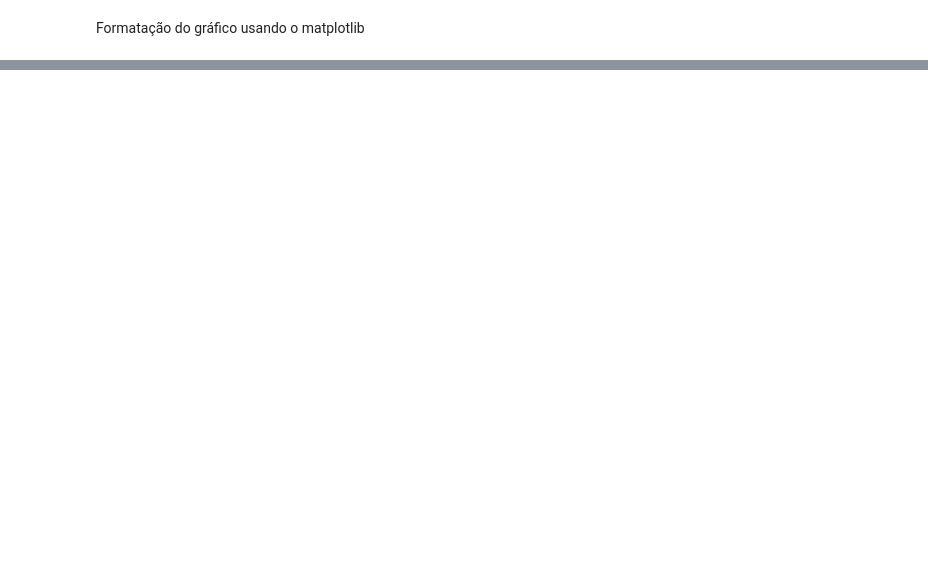
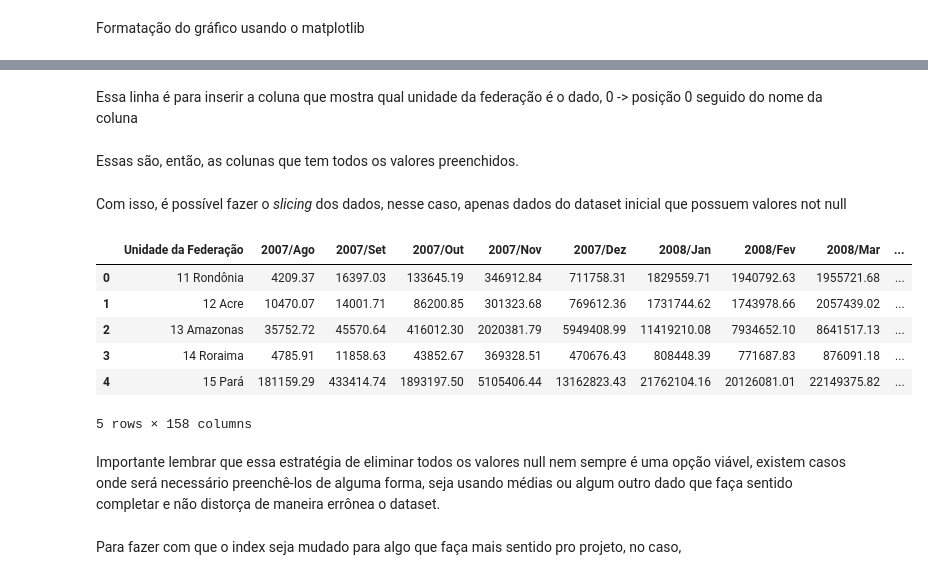
Before and after one commit to ArthurMarqq/BootCamp_DS_Alura, a Jupyter notebook: dataset_internacoes.ipynb, the cells around one changed output, grey strips where cells are left out. Drawn from its saved outputs; the diff is of its cells as text; code cells hidden in the pictures; blank space fills up the shorter version.

```diff
--- a/dataset_internacoes.ipynb
+++ b/dataset_internacoes.ipynb
@@ -116,0 +147,3 @@ plt.show()
+# %%
+colunas_usaveis = dados.mean().index.tolist()
+colunas_usaveis
@@ -116,0 +168,22 @@ plt.show()
+# %% [markdown]
+Essa linha é para inserir a coluna que mostra qual unidade da federação é o dado, 0 -> posição 0 seguido do nome da coluna
+# %%
+colunas_usaveis.insert(0, "Unidade da Federação")
+# %% [markdown]
+Essas são, então, as colunas que tem todos os valores preenchidos.
+# %% [markdown]
+Com isso, é possível fazer o *slicing* dos dados, nesse caso, apenas dados do dataset inicial que possuem valores not null
+# %%
+dados[colunas_usaveis].head()
+# %% [output]
+|  | Unidade da Federação | 2007/Ago | 2007/Set | 2007/Out | 2007/Nov | 2007/Dez | 2008/Jan | 2008/Fev | 2008/Mar | ... |
+| 0 | 11 Rondônia | 4209.37 | 16397.03 | 133645.19 | 346912.84 | 711758.31 | 1829559.71 | 1940792.63 | 1955721.68 | ... |
+| 1 | 12 Acre | 10470.07 | 14001.71 | 86200.85 | 301323.68 | 769612.36 | 1731744.62 | 1743978.66 | 2057439.02 | ... |
+| 2 | 13 Amazonas | 35752.72 | 45570.64 | 416012.30 | 2020381.79 | 5949408.99 | 11419210.08 | 7934652.10 | 8641517.13 | ... |
+| 3 | 14 Roraima | 4785.91 | 11858.63 | 43852.67 | 369328.51 | 470676.43 | 808448.39 | 771687.83 | 876091.18 | ... |
+| 4 | 15 Pará | 181159.29 | 433414.74 | 1893197.50 | 5105406.44 | 13162823.43 | 21762104.16 | 20126081.01 | 22149375.82 | ... |
+5 rows × 158 columns
+# %% [markdown]
+Importante lembrar que essa estratégia de eliminar todos os valores null nem sempre é uma opção viável, existem casos onde será necessário preenchê-los de alguma forma, seja usando médias ou algum outro dado que faça sentido completar e não distorça de maneira errônea o dataset.
+# %% [markdown]
+Para fazer com que o index seja mudado para algo que faça mais sentido pro projeto, no caso,
```
Also changed, not shown: parts of 15 cells of this notebook.
